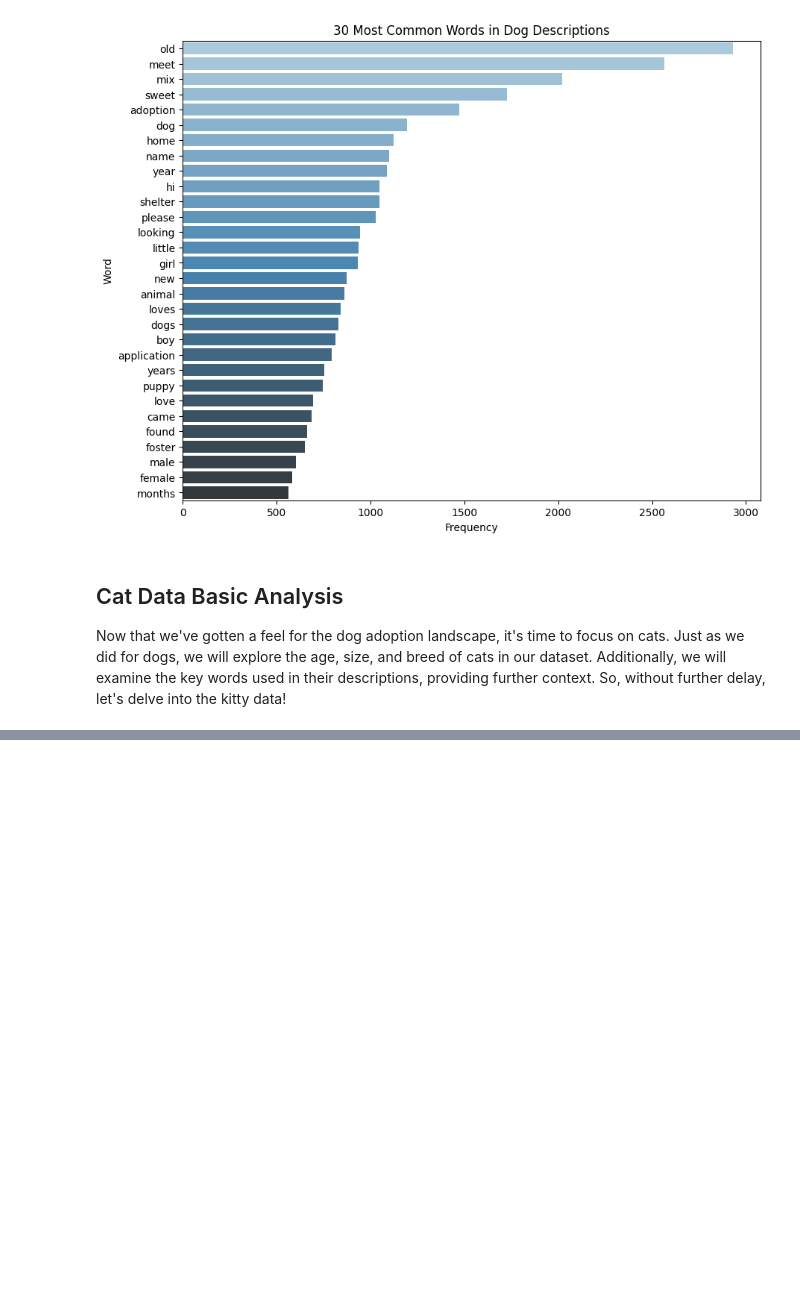
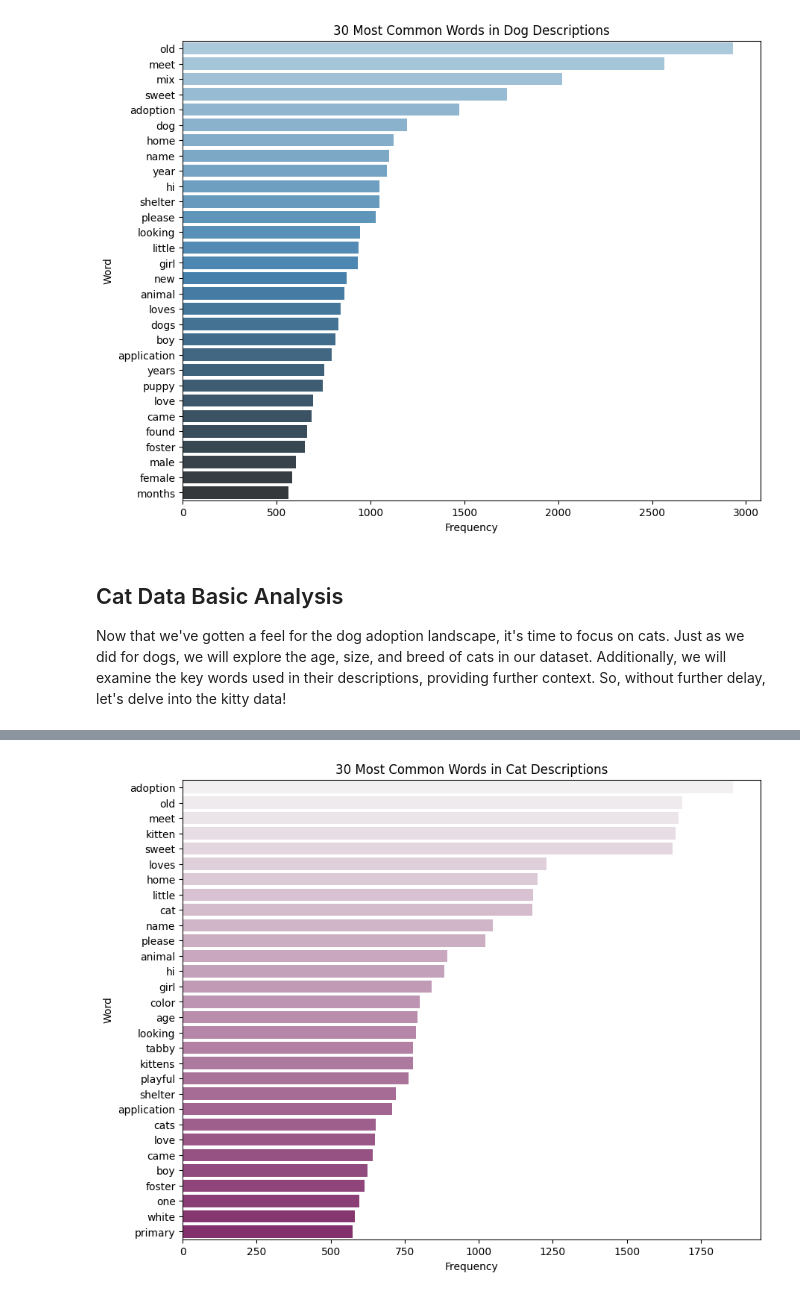
Before and after one commit to violeta-kastreva/pet-adoption-rates-research, a Jupyter notebook: pets-research.ipynb, the cells around one changed output, grey strips where cells are left out. Cells and saved outputs as stored; diff of their text form; code cells hidden in the pictures; blank space fills up the shorter version.

Commit message:
added cat adoption analysis

```diff
--- a/pets-research.ipynb
+++ b/pets-research.ipynb
@@ -92,9 +95,11 @@ while True:
             size = animal['size']
             description = animal['description']
             name = animal['name']
+            status = animal['status']
+            published_at = animal['published_at']
 
             # Append the data to the DataFrame
-            df.loc[len(df)] = [id, type, breed, age, gender, size, description, name]
+            df.loc[len(df)] = [id, type, breed, age, gender, size, description, name, status, published_at]
 
         # Check if there are more pages
         if page >= data['pagination']['total_pages']:
@@ -220,0 +286,44 @@ Now that we've gotten a feel for the dog adoption landscape, it's time to focus
+# %%
+# A translator to remove all punctuation
+translator = str.maketrans("", "", string.punctuation)
+
+pink_palette = sns.color_palette("light:#912372", n_colors=30)
+
+
+def text_analysis(df):
+    # List to store the words
+    words = []
+
+    # Remove NaN descriptions
+    df = df.dropna(subset=['description'])
+
+    # Add custom stopwords
+    custom_stopwords = stopwords.words('english')
+    custom_stopwords.extend(["iamp39m"])
+
+    for description in df['description']:
+        # Replace single quotes
+        description = description.replace("'", "")
+        tokens = word_tokenize(description.lower().translate(translator))
+        words.extend([word for word in tokens if word not in custom_stopwords])
+
+    # Get the frequency of each word
+    word_freq = Counter(words)
+
+    # Find the 30 most common words
+    common_words = word_freq.most_common(31)
+
+    # Create DataFrame for the most common words
+    word_df = pd.DataFrame(common_words, columns=["Word", "Frequency"])
+    word_df.drop(25, inplace=True)
+
+    # Plot the frequencies
+    plt.figure(figsize=(10,8))
+    sns.barplot(x="Frequency", y="Word", data=word_df, palette=pink_palette, orient="h")
+    plt.title("30 Most Common Words in Cat Descriptions")
+    plt.xlabel("Frequency")
+    plt.ylabel("Word")
+
+text_analysis(df)
+# %% [output]
+[figure, added]
```
Also changed, not shown: parts of 6 cells of this notebook.
